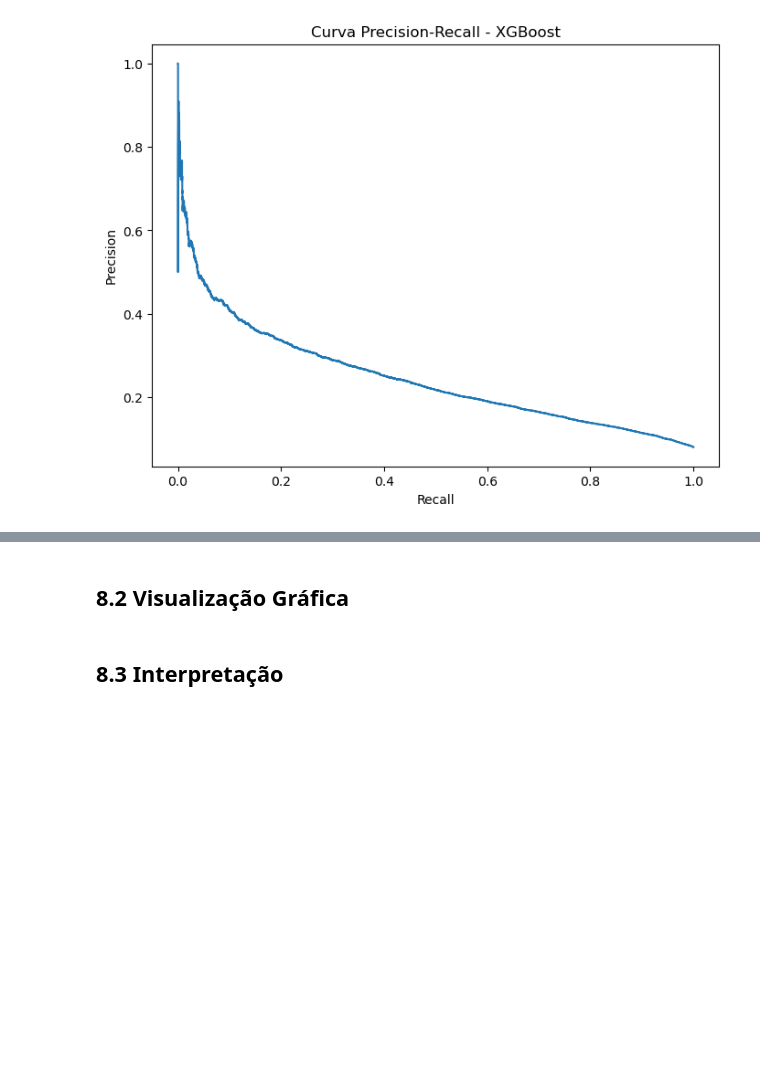
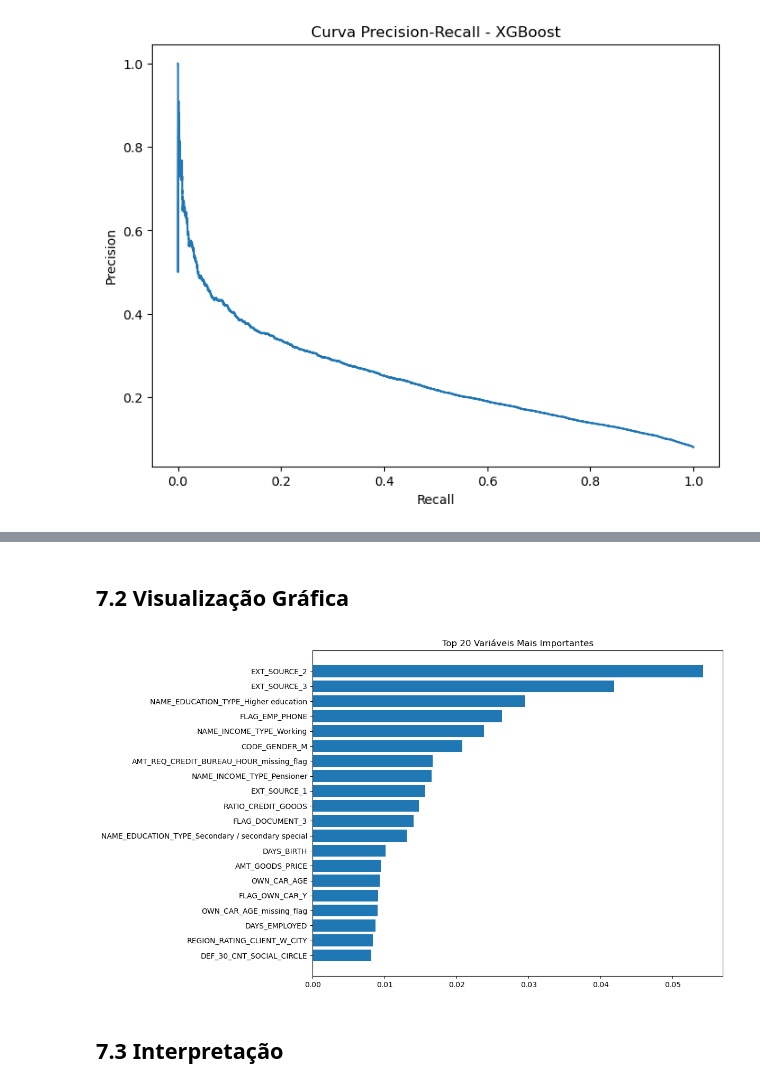
Before and after one commit to Rd-Brito13/Credit-Risk, a Jupyter notebook: notebook/05_otimizacao_e_tuning.ipynb, the cells around one changed output, grey strips where cells are left out. Saved outputs shown, nothing was run; the diff lists cells and outputs as text; code cells hidden in the pictures; blank space fills up the shorter version.

```diff
--- a/notebook/05_otimizacao_e_tuning.ipynb
+++ b/notebook/05_otimizacao_e_tuning.ipynb
@@ -216,6 +236,6 @@ random_search = RandomizedSearchCV(
     cv=3,
     verbose=2,
     random_state=0,
-    n_jobs=-1
+    n_jobs=1
 )
 # %% [markdown]
@@ -350,0 +432,6 @@ A análise da importância das variáveis permite identificar quais atributos ex
+# %%
+# VARIÁVEIS DO MAIOR PARA O MENOR, DEMONSTRANDO A SUA IMPORTÂNCIA NAS DECISÕES TOMADAS
+importancia = pd.DataFrame({'Feature': x_treino.columns,
+                           'Importance': random_search.best_estimator_.feature_importances_})
+importancia = importancia.sort_values(by = 'Importance', ascending = False)
+importancia.head(20)
@@ -351,4 +456,21 @@ A análise da importância das variáveis permite identificar quais atributos ex
 # %% [markdown]
-## 8.2 Visualização Gráfica
+## 7.2 Visualização Gráfica
+# %%
+# ANÁLISE GRÁFICA DA IMPORTÂNCIA DAS VARIÁVEIS
+top20 = importancia.head(20)
+
+plt.figure(figsize=(10,8))
+
+plt.barh(
+    top20['Feature'],
+    top20['Importance']
+)
+
+plt.title('Top 20 Variáveis Mais Importantes')
+plt.gca().invert_yaxis()
+
+plt.show()
+# %% [output]
+[figure, added]
 # %% [markdown]
-## 8.3 Interpretação
+## 7.3 Interpretação
```
Also changed, not shown: parts of 31 cells of this notebook.
